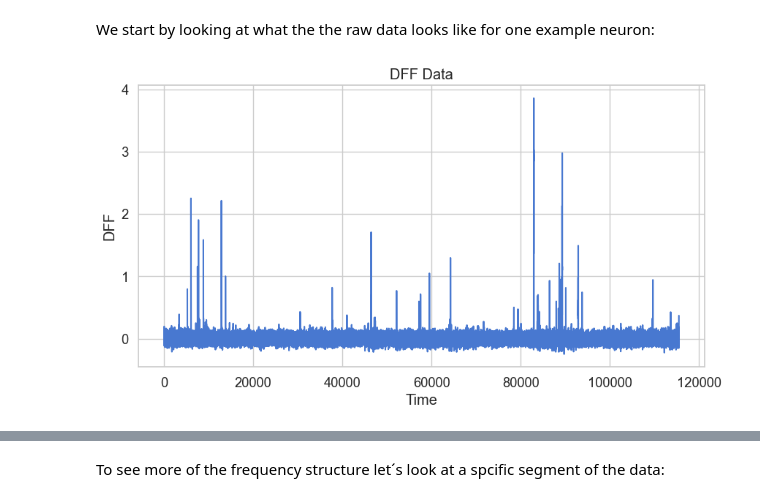
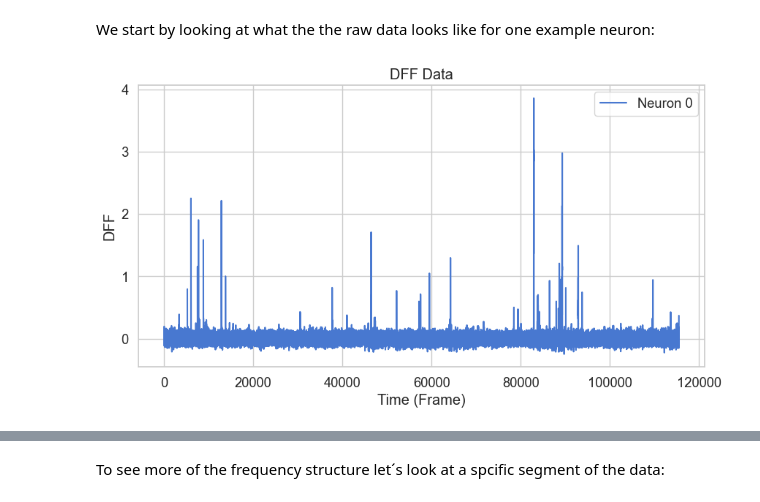
Before and after one commit to SaschaLeander/NeuralDataScience, a Jupyter notebook: FinalProject/practical01.ipynb, the cells around one changed output, grey strips where cells are left out. Cells and saved outputs as stored; diff of their text form; code cells hidden in the pictures.

```diff
--- a/FinalProject/practical01.ipynb
+++ b/FinalProject/practical01.ipynb
@@ -122,31 +123,21 @@ We start by looking at what the the raw data looks like for one example neuron:
 # %%
 # plot dff
 sns.set(style="whitegrid", palette="muted", font_scale=1.2)
 
 
-def plot_dff(data, neuron=0):
-    """
-    Plot the dff data for a given neuron and stimulus epoch.
+# Plot the dff data for a given neuron
+neuron = 0  # Specify the neuron index to plot
+dff = data["dff"]
 
-    Parameters:
-    - data: The data dictionary containing dff data.
-    - neuron: The index of the neuron to plot.
-    - stim_epoch: The index of the stimulus epoch to plot.
-    """
-    dff = data["dff"]
-
-    plt.figure(figsize=(10, 5))
-    plt.plot(
-        dff[neuron],
-        label=f"Neuron {neuron}",
-    )
-    plt.title("DFF Data")
-    plt.xlabel("Time")
-    plt.ylabel("DFF")
-    plt.show()
-
-
-# Example plot for one neuron
-plot_dff(data)
+plt.figure(figsize=(10, 5))
+plt.plot(
+    dff[neuron],
+    label=f"Neuron {neuron}",
+)
+plt.title("DFF Data")
+plt.xlabel("Time (Frame)")
+plt.ylabel("DFF")
+plt.legend()
+plt.show()
 # %% [output]
-[figure, old version]
+[figure, new version]
```
Also changed, not shown: parts of 26 cells of this notebook.
